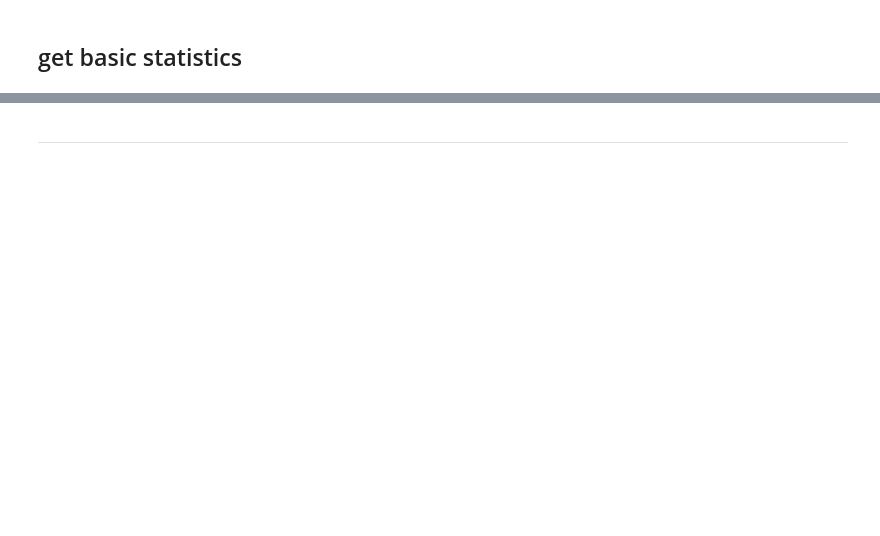
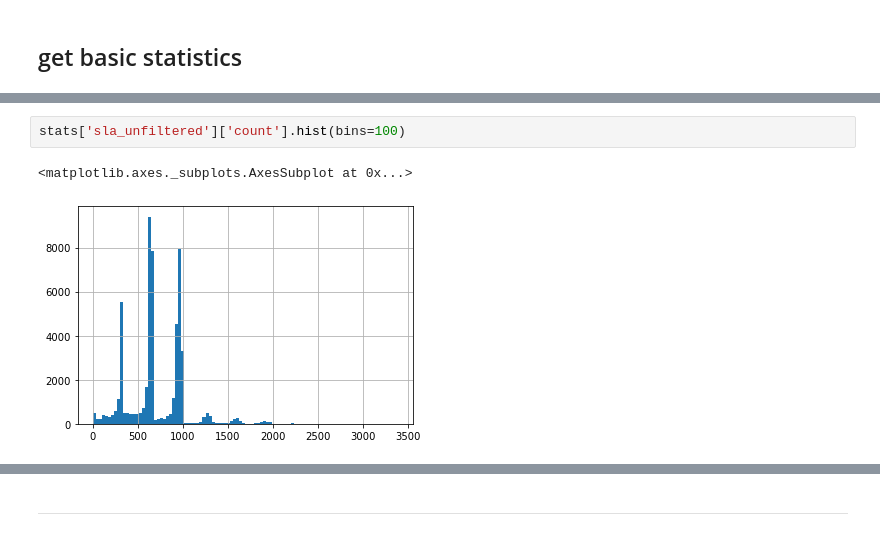
Before and after one commit to apatlpo/itide_ops, a Jupyter notebook: tipe_2019/altimetry.ipynb, the cells around one changed output, grey strips where cells are left out. Drawn from its saved outputs; the diff is of its cells as text; blank space fills up the shorter version.

```diff
--- a/tipe_2019/altimetry.ipynb
+++ b/tipe_2019/altimetry.ipynb
@@ -370,0 +179,5 @@ ax.set_aspect(1)
+# %%
+stats['sla_unfiltered']['count'].hist(bins=100)
+# %% [output]
+<matplotlib.axes._subplots.AxesSubplot at 0x...>
+[figure, added]
```
Also changed, not shown: parts of 68 cells of this notebook, 5 other files.
